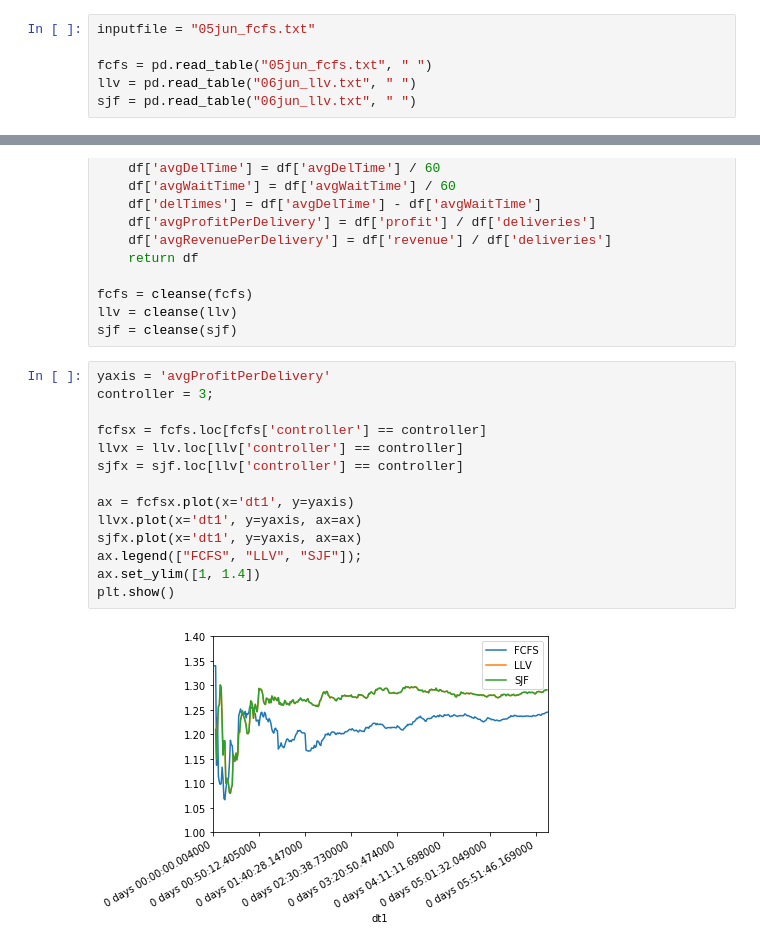
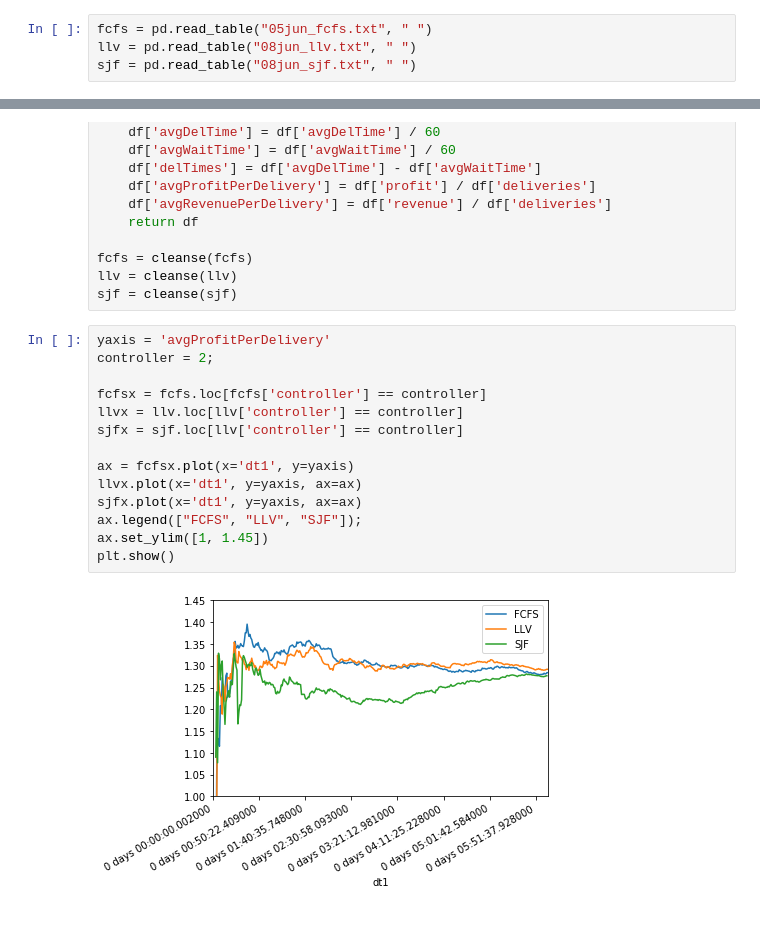
Before and after one commit to paulbalaji/drone-sim, a Jupyter notebook: codebase/analysis/analysis.ipynb, the cells around one changed output, grey strips where cells are left out. Saved outputs shown, nothing was run; the diff lists cells and outputs as text.

```diff
--- a/codebase/analysis/analysis.ipynb
+++ b/codebase/analysis/analysis.ipynb
@@ -3,11 +3,9 @@ import pandas as pd
 import matplotlib.pyplot as plt
 from dateutil.parser import *
 # %%
-inputfile = "05jun_fcfs.txt"
-
 fcfs = pd.read_table("05jun_fcfs.txt", " ")
-llv = pd.read_table("06jun_llv.txt", " ")
-sjf = pd.read_table("06jun_llv.txt", " ")
+llv = pd.read_table("08jun_llv.txt", " ")
+sjf = pd.read_table("08jun_sjf.txt", " ")
 # %%
 def cleanse(df):
     df['dt1'] = df['dt1'] + " " + df['dt2'] + " " + df['dt3'] + " " + df['dt4']
@@ -29,17 +27,17 @@ llv = cleanse(llv)
 sjf = cleanse(sjf)
 # %%
 yaxis = 'avgProfitPerDelivery'
-controller = 3;
+controller = 2;
 
 fcfsx = fcfs.loc[fcfs['controller'] == controller]
 llvx = llv.loc[llv['controller'] == controller]
 sjfx = sjf.loc[llv['controller'] == controller]
 
 ax = fcfsx.plot(x='dt1', y=yaxis)
 llvx.plot(x='dt1', y=yaxis, ax=ax)
 sjfx.plot(x='dt1', y=yaxis, ax=ax)
 ax.legend(["FCFS", "LLV", "SJF"]);
-ax.set_ylim([1, 1.4])
+ax.set_ylim([1, 1.45])
 plt.show()
 # %% [output]
-[figure, old version]
+[figure, new version]
```
Also changed, not shown: 3 other files.
